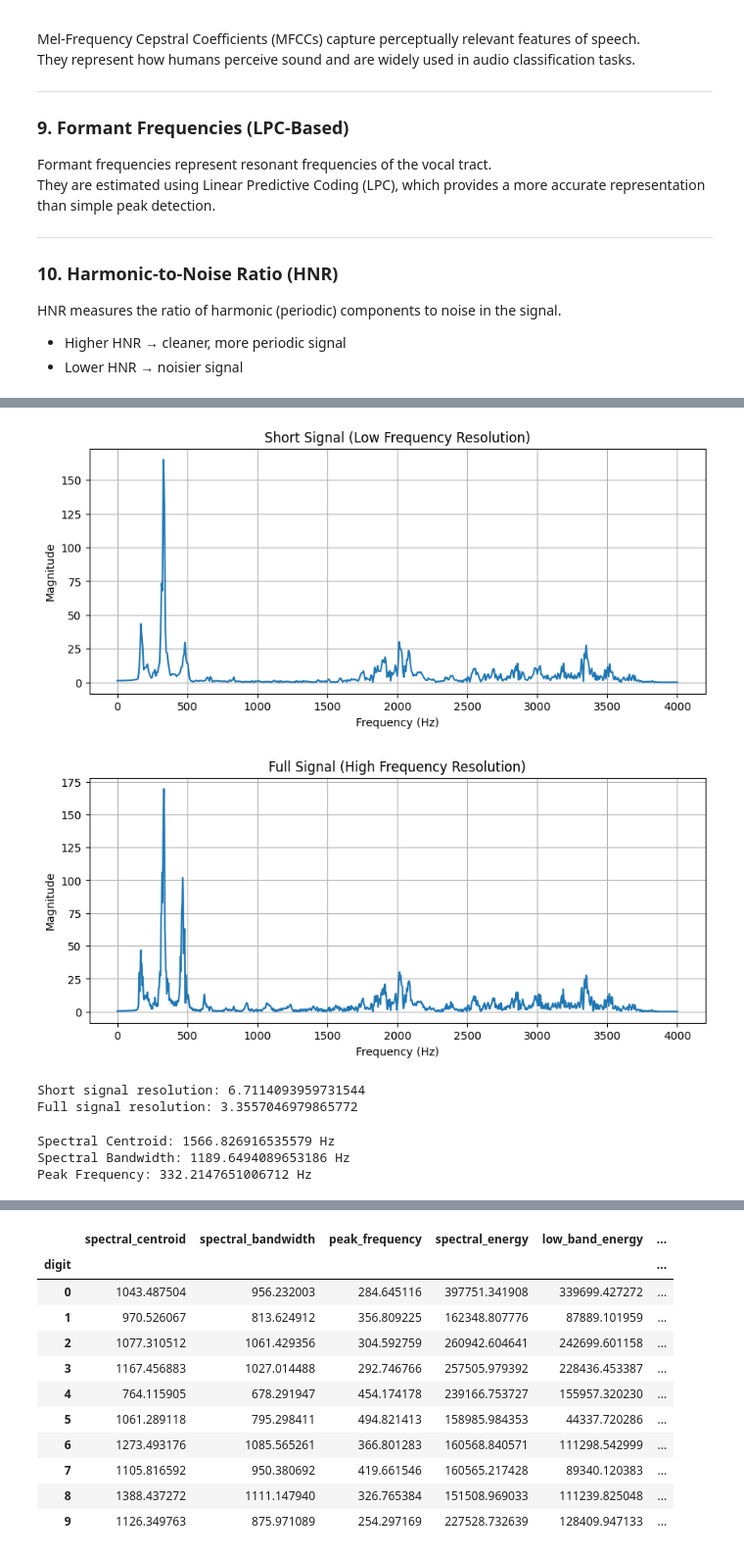
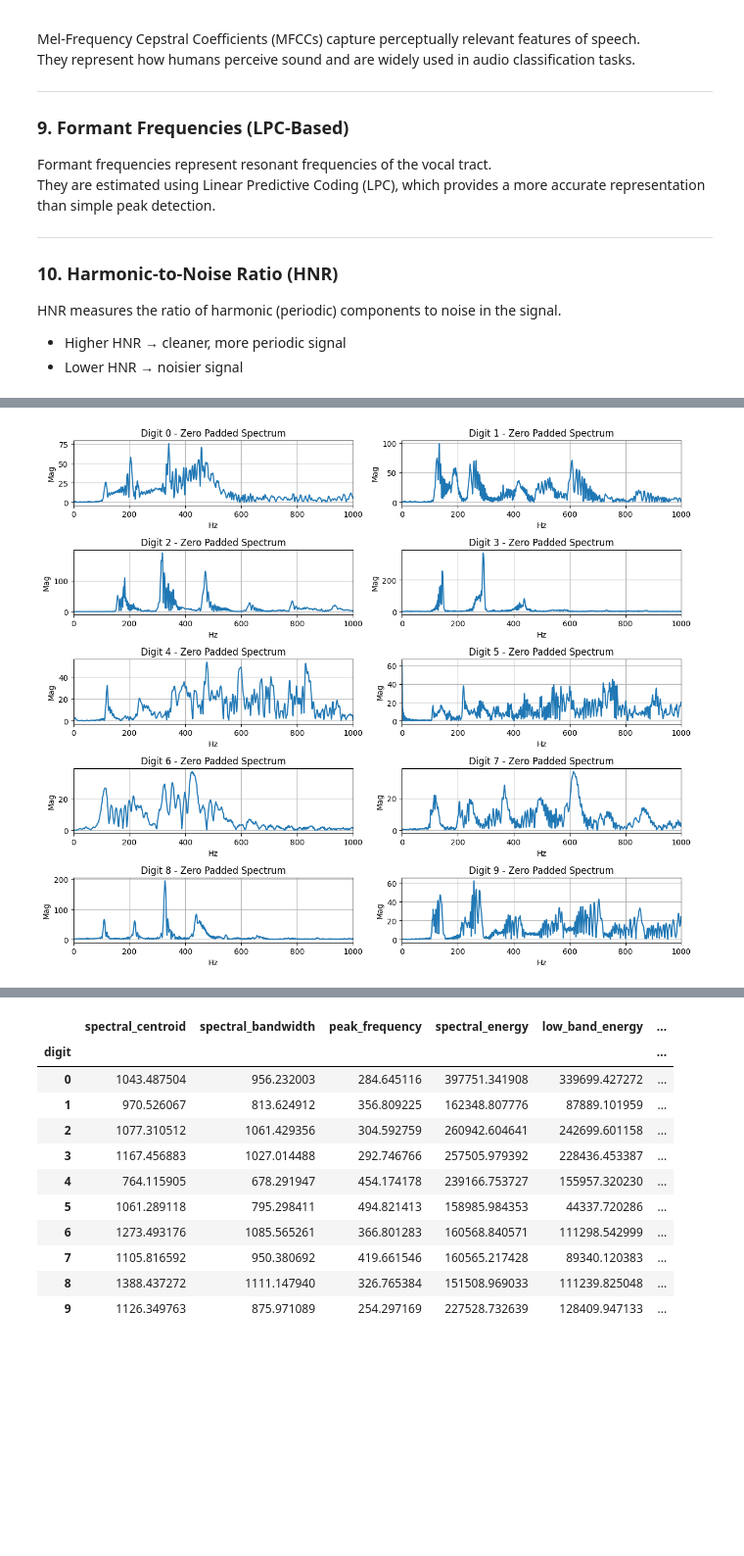
Before and after one commit to ibrahim2230/audio-digit-classification, a Jupyter notebook: EE413_DFT_Part.ipynb, the cells around one changed output, grey strips where cells are left out. Shown at 98% size. Drawn from its saved outputs; the diff is of its cells as text; code cells hidden in the pictures; blank space fills up the shorter version.

```diff
--- a/EE413_DFT_Part.ipynb
+++ b/EE413_DFT_Part.ipynb
@@ -211 +190,44 @@ zero_padding_fft_separate(signal, sample_rate)
+# %%
+import matplotlib.pyplot as plt
+import os
+import numpy as np
+
+def zero_padded_all_digits(folder_path):
+    plt.figure(figsize=(12,10))
+
+    for digit in range(10):
+        # Get first file for this digit
+        for file_name in os.listdir(folder_path):
+            if file_name.startswith(str(digit)):
+                file_path = os.path.join(folder_path, file_name)
+                break
+
+        # Load signal
+        sample_rate, signal = load_audio(file_path)
+
+        N = len(signal)
+        N_padded = 4 * N
+
+        # Zero-padded FFT
+        freqs = np.fft.rfftfreq(N_padded, d=1/sample_rate)
+        mag = np.abs(np.fft.rfft(signal, n=N_padded))
+
+        # Plot
+        plt.subplot(5, 2, digit + 1)
+        plt.plot(freqs, mag)
+        plt.title(f"Digit {digit} - Zero Padded Spectrum")
+        plt.xlabel("Hz")
+        plt.ylabel("Mag")
+        plt.grid()
+
+        # Optional zoom (keep or remove)
+        plt.xlim(0, 1000)
+
+    plt.tight_layout()
+    plt.show()
+# %%
+folder_path = "free-spoken-digit-dataset/recordings"
+zero_padded_all_digits(folder_path)
+# %% [output]
+[figure, added]
 # %%
@@ -251,9 +284,2 @@ def compare_frequency_resolution_separate(signal, sample_rate):
     print("Short signal resolution:", delta_f_short)
     print("Full signal resolution:", delta_f_full)
-# %%
-compare_frequency_resolution_separate(signal, sample_rate)
-# %% [output]
-[figure, removed]
-[figure, removed]
-Short signal resolution: 6.7114093959731544
-Full signal resolution: 3.3557046979865772
@@ -312,12 +285,0 @@ def peak_frequency(freqs, magnitude):
-# %%
-centroid = spectral_centroid(freqs, magnitude)
-bandwidth = spectral_bandwidth(freqs, magnitude, centroid)
-peak = peak_frequency(freqs, magnitude)
-
-print("Spectral Centroid:", centroid, "Hz")
-print("Spectral Bandwidth:", bandwidth, "Hz")
-print("Peak Frequency:", peak, "Hz")
-# %% [output]
-Spectral Centroid: 1566.826916535579 Hz
-Spectral Bandwidth: 1189.6494089653186 Hz
-Peak Frequency: 332.2147651006712 Hz
```
Also changed, not shown: parts of 17 cells of this notebook.
